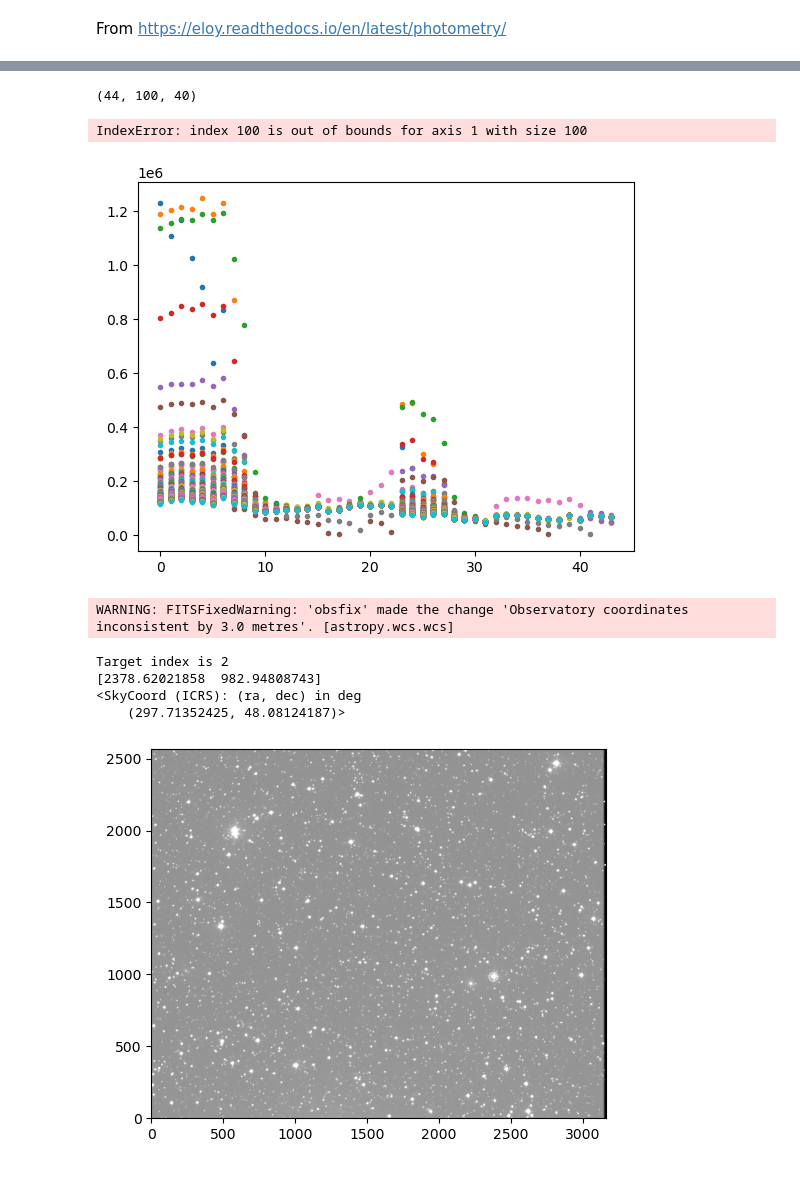
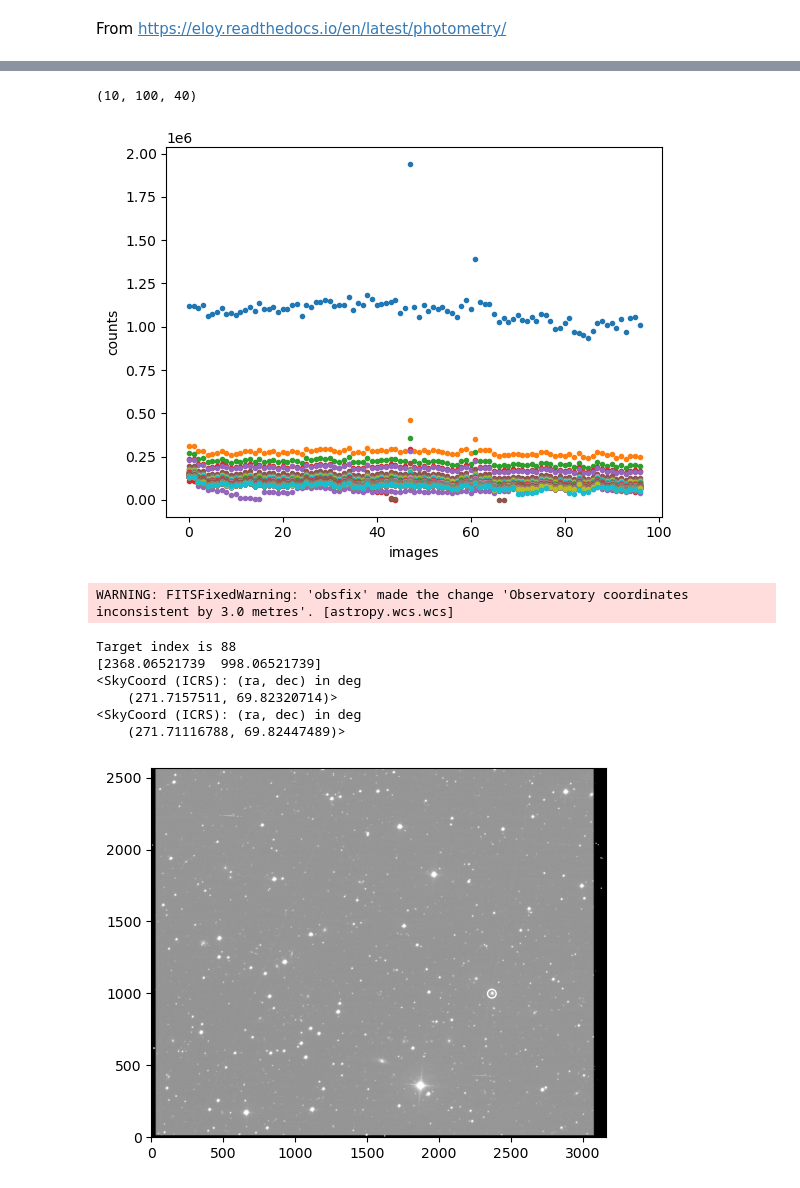
Before and after one commit to adamarthurryan/jupyter, a Jupyter notebook: learning/eloy-photometry-tutorial/photometry.ipynb, the cells around one changed output, grey strips where cells are left out. Cells and saved outputs as stored; diff of their text form; code cells hidden in the pictures.

```diff
--- a/learning/eloy-photometry-tutorial/photometry.ipynb
+++ b/learning/eloy-photometry-tutorial/photometry.ipynb
@@ -8,7 +8,10 @@ from glob import glob
 
 reference_file = "output/stack_image.fits"
 
-images = glob("data/*.fits.fz")
+#images = glob("data/*.fits.fz")
+images = glob("/home/adamarthurryan/Desktop/baron obs/3c371/3c371_20260615_baron_ip/*.fits.fz")
+
+target_name = "3C 371"
 
 # get observation time from FITS header (SCI extension)
 def observation_time(file):
@@ -90,7 +89,7 @@ NameError: name 'coords' is not defined
 # now do the photometry sequence for all images
 
 from tqdm.auto import tqdm
-from skimage.transform import AffineTransform
+from skimage.transform import AffineTransform, warp
 from eloy.ballet import Ballet
 from astropy.time import Time
 from collections import defaultdict
@@ -107,7 +106,7 @@ for file in tqdm(images):
 
     # alignment
     R = alignment.rotation_matrix(coords[0:n_stars_align], ref_coords, ref_reference)
-    transform = AffineTransform(R).inverse
+    transform = AffineTransform(R)#.inverse
     aligned_coords = transform(ref_coords)[0:n_stars]
     dx, dy = np.median(ref_coords[0:n_stars] - aligned_coords, 0)
 
@@ -136,6 +135,7 @@ for file in tqdm(images):
     date_str = sci_header["DATE-OBS"]
     jd = Time(parser.parse(date_str)).jd
 
+
     #jd = Time(parser.parse(header["DATE-OBS"])).jd
     data["time"].append(jd)
     data["dx"].append(dx)
@@ -149,47 +147,47 @@ Warning: You are sending unauthenticated requests to the HF Hub. Please set a HF
 # %%
 data["fluxes"].shape
 # %% [output]
-(44, 100, 40)
+(10, 100, 40)
 # %%
 import matplotlib.pyplot as plt
 
 #plot some random photometry data
-for i in range(200):
+for i in range(n_stars):
     plt.plot(data["fluxes"][:, i, 20], ".")
 plt.xlabel("images")
 _ = plt.ylabel("counts")
 # %% [output]
-IndexError: index 100 is out of bounds for axis 1 with size 100
-[figure, old version]
+[figure, new version]
 # %%
 # need to identify the target!
-# need to identify the target!
-
 from astroquery.mast import Mast
 from astropy.coordinates import SkyCoord
 from astropy.wcs import WCS
 
-#transform centroid_coords to skycoords
+
+#transform ref_coords to skycoords
 wcs = WCS(ref_header)
-ref_radec = wcs.pixel_to_world(*ref_coords.T)
+centroid_radec = wcs.pixel_to_world(*ref_coords.T)
 
 mast = Mast()
-target_radec = mast.resolve_object("HAT-P-11")
-target_index = int(target_radec.match_to_catalog_sky(ref_radec)[0])
+target_radec = mast.resolve_object(target_name)
+target_index = int(target_radec.match_to_catalog_sky(centroid_radec)[0])
 
 print(f"Target index is {target_index}")
 print(f"{ref_coords[target_index]}")
-print(f"{ref_radec[target_index]}")
+print(f"{centroid_radec[target_index]}")
+print(f"{target_radec}")
 
 plt.imshow(viz.z_scale(ref_data), cmap="Greys_r", origin="lower")
-viz.plot_marks(ref_coords[target_index][0],ref_coords[target_index][1], alpha=.50, color="w", ms=30)
+viz.plot_marks(ref_coords[target_index][0],ref_coords[target_index][1], color="w", ms=30)
 
-#target = ref_coords[target_index]
-target = target_index
+target = ref_coords[target_index]
 # %% [output]
 WARNING: FITSFixedWarning: 'obsfix' made the change 'Observatory coordinates inconsistent by 3.0 metres'. [astropy.wcs.wcs]
-Target index is 2
-[2378.62021858  982.94808743]
+Target index is 88
+[2368.06521739  998.06521739]
 <SkyCoord (ICRS): (ra, dec) in deg
-    (297.71352425, 48.08124187)>
+    (271.7157511, 69.82320714)>
+<SkyCoord (ICRS): (ra, dec) in deg
+    (271.71116788, 69.82447489)>
-[figure, old version]
+[figure, new version]
```
Also changed, not shown: parts of 9 cells of this notebook, 6 other files.
